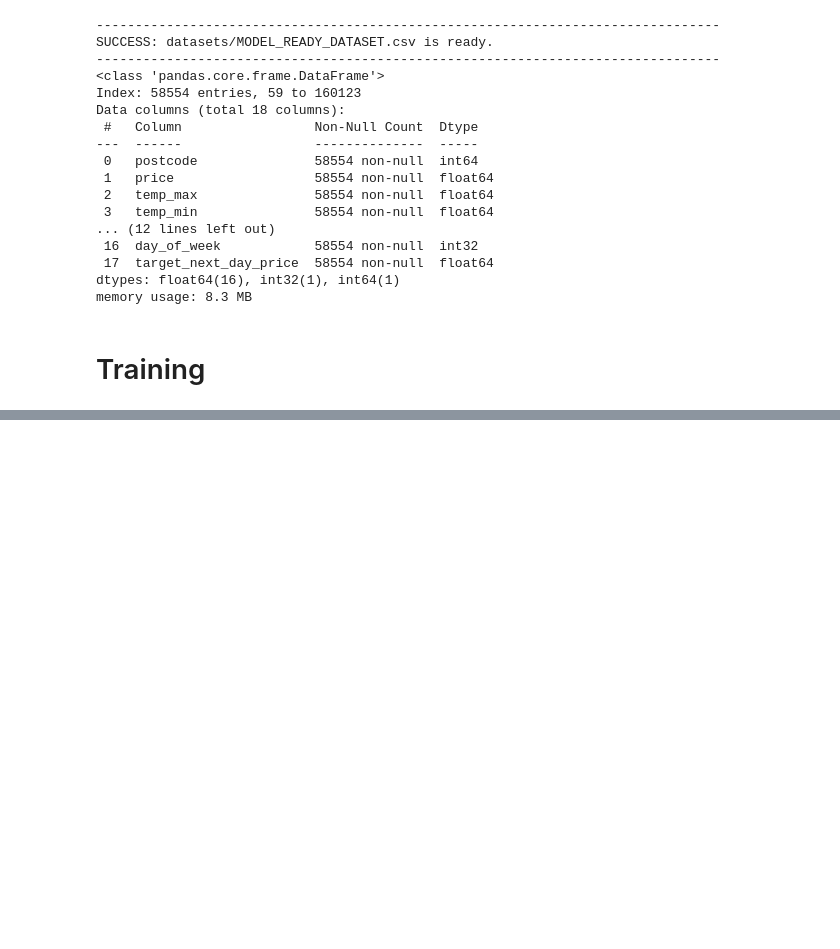
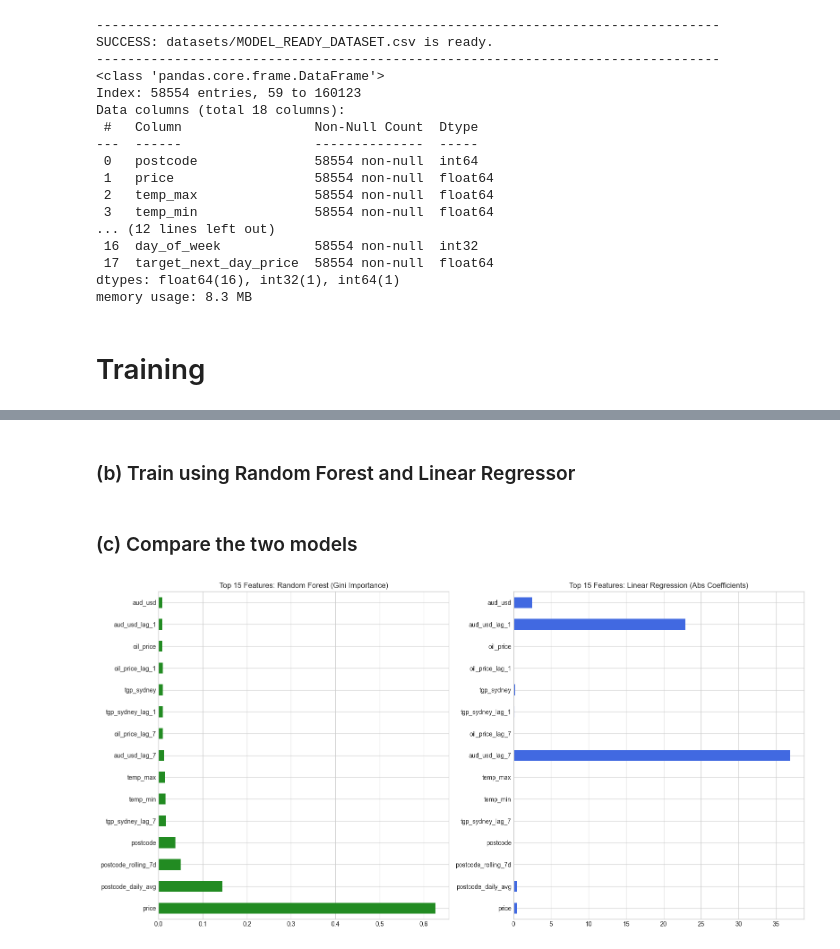
Before and after one commit to tim-fan1/engg2112, a Jupyter notebook: main.ipynb, the cells around one changed output, grey strips where cells are left out. Drawn from its saved outputs; the diff is of its cells as text; code cells hidden in the pictures; blank space fills up the shorter version.

```diff
--- a/main.ipynb
+++ b/main.ipynb
@@ -331,0 +297,2 @@ R-squared Score: 0.7920
+# %% [markdown]
+### (b) Train using Random Forest and Linear Regressor
@@ -332 +312,33 @@ R-squared Score: 0.7920
+# %% [markdown]
+### (c) Compare the two models
+# %%
+import pandas as pd
+import numpy as np
+
+# 1. Get RF Importances
+rf_importances = pd.Series(rf_model.feature_importances_, index=X_train.columns)
+
+# 2. Get LR Coefficients (take absolute value to show magnitude of impact)
+# We use absolute values because a large negative impact is still "important"
+lr_importances = pd.Series(np.abs(lr_model.coef_), index=X_train.columns)
+
+# Create a combined dataframe for plotting
+importance_df = pd.DataFrame({
+    'Random Forest': rf_importances,
+    'Linear Regression': lr_importances
+}).sort_values(by='Random Forest', ascending=False) # Sort by RF to see the difference
+
+# Plotting
+fig, (ax1, ax2) = plt.subplots(1, 2, figsize=(16, 8), sharey=False)
+
+importance_df['Random Forest'].head(15).plot(kind='barh', ax=ax1, color='forestgreen')
+ax1.set_title('Top 15 Features: Random Forest (Gini Importance)')
+
+importance_df['Linear Regression'].head(15).plot(kind='barh', ax=ax2, color='royalblue')
+ax2.set_title('Top 15 Features: Linear Regression (Abs Coefficients)')
+
+plt.tight_layout()
+plt.show()
+# %% [output]
+[figure, added]
 # %%
```
Also changed, not shown: parts of 12 cells of this notebook.
